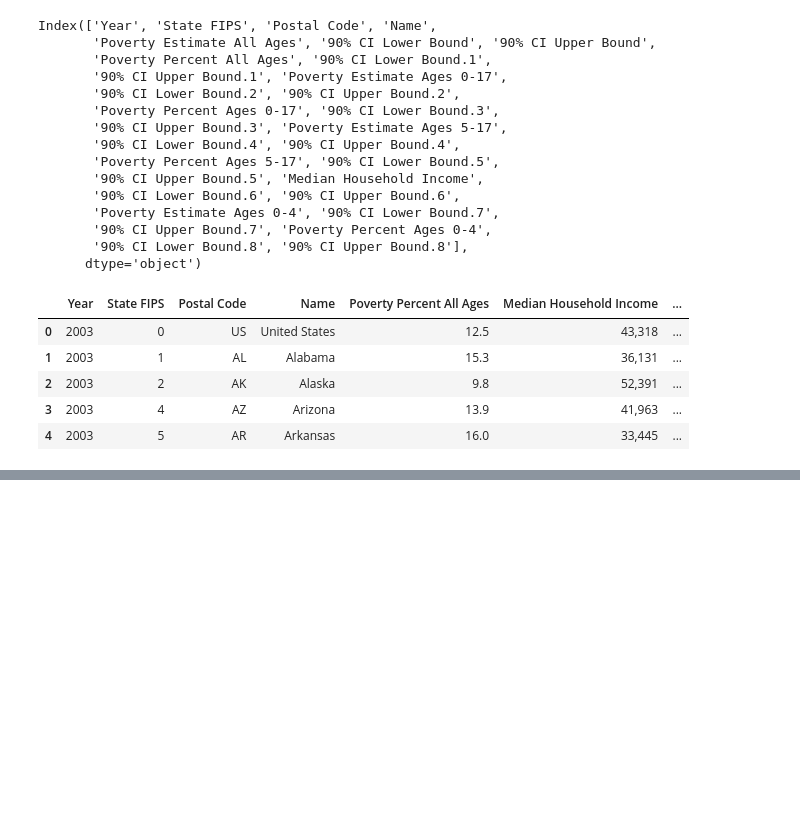
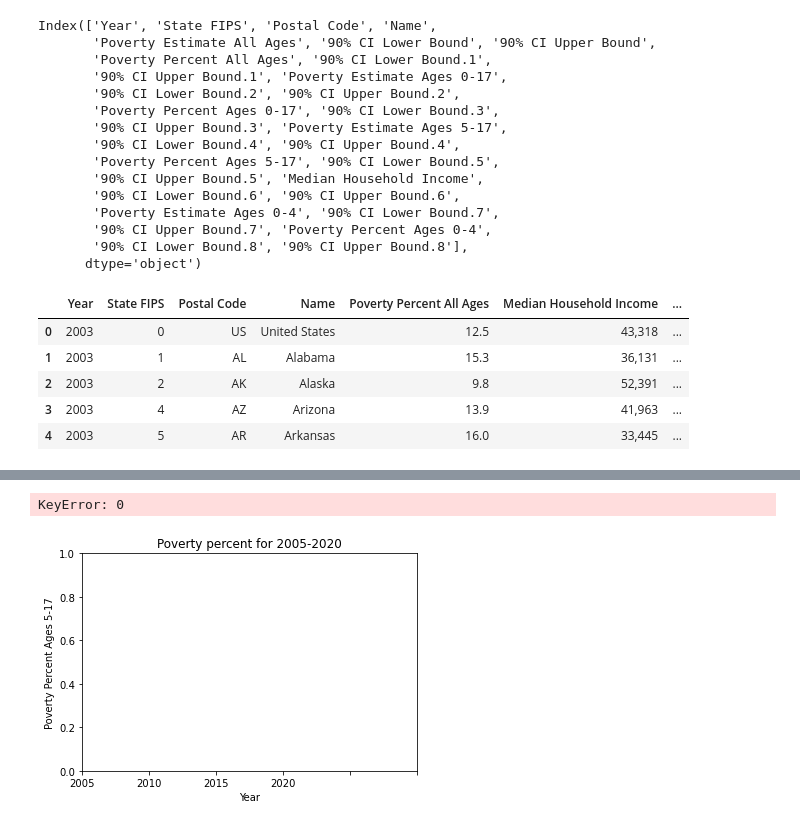
Before and after one commit to hthelander/Project-1, a Jupyter notebook: poverty_stats/poverty.ipynb, the cells around one changed output, grey strips where cells are left out. Cells and saved outputs as stored; diff of their text form; code cells hidden in the pictures; blank space fills up the shorter version.

```diff
--- a/poverty_stats/poverty.ipynb
+++ b/poverty_stats/poverty.ipynb
@@ -70,0 +148,12 @@ reduced_poverty_df.head()
+# %%
+fig1, ax1=plt.subplots()
+ax1.set_xlabel("Year")
+ax1.set_ylabel("Poverty Percent Ages 5-17")
+ax1.set_title("Poverty percent for 2005-2020")
+xticks=[1,2,3,4]
+ax1.set_xticklabels(["2005", "2010", "2015", "2020"])
+ax1.boxplot(poverty_percent)
+plt.show()
+# %% [output]
+KeyError: 0
+[figure, added]
```
Also changed, not shown: parts of 7 cells of this notebook.
